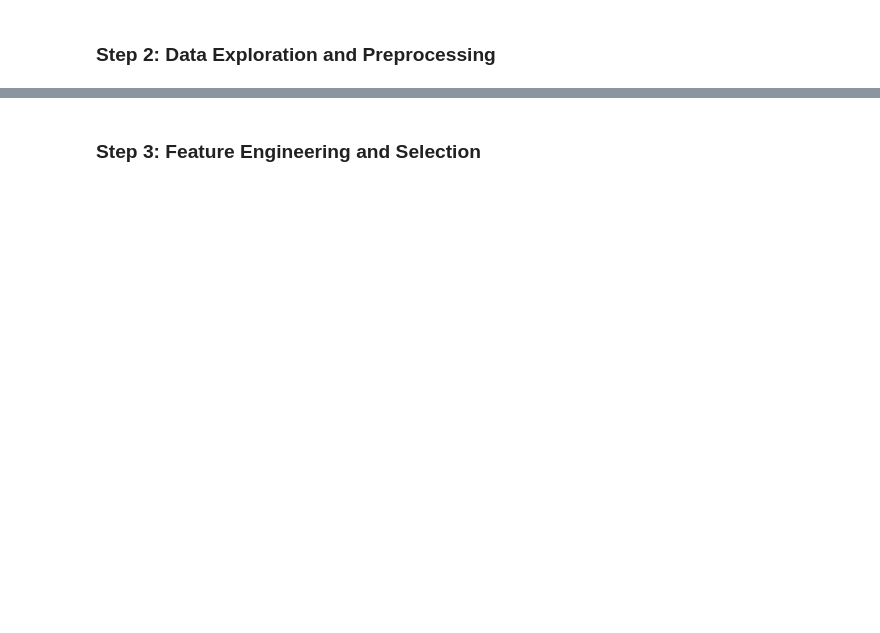
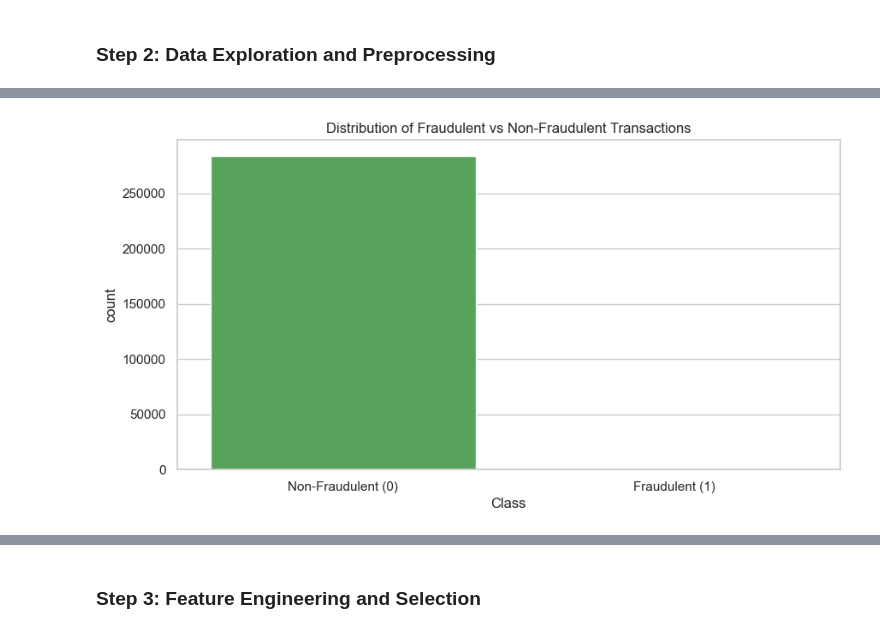
Before and after one commit to nafisalawalidris/Fraud-Detection-with-Supervised-Learning, a Jupyter notebook: fraud_detection.ipynb, the cells around one changed output, grey strips where cells are left out. Saved outputs shown, nothing was run; the diff lists cells and outputs as text; code cells hidden in the pictures; blank space fills up the shorter version.

```diff
--- a/fraud_detection.ipynb
+++ b/fraud_detection.ipynb
@@ -102,0 +67,14 @@ Dataset loaded successfully.
+# %%
+# -------------------------- Load Dataset --------------------------
+# Load the dataset
+data = pd.read_csv(r"C:\Users\USER\Downloads\Fraud-Detection-with-Supervised-Learning\creditcard.csv")
+
+# Display the first few rows of the dataset
+print("Dataset loaded successfully.")
+print(data.head())
+
+# Display general information about the dataset (data types, non-null values, etc.)
+print(data.info())
+
+# Display basic statistics of the numerical features
+print(data.describe())
@@ -184,0 +157,10 @@ plt.show()
+# %%
+# 1. Distribution of fraudulent vs non-fraudulent transactions
+# Fraudulent transactions are indicated by the 'Class' column (1 = fraud, 0 = non-fraud)
+plt.figure(figsize=(10, 5))
+sns.countplot(x='Class', data=data, palette=['#4CAF50', '#F44336'])
+plt.title('Distribution of Fraudulent vs Non-Fraudulent Transactions')
+plt.xticks([0, 1], ['Non-Fraudulent (0)', 'Fraudulent (1)'])
+plt.show()
+# %% [output]
+[figure, added]
```
Also changed, not shown: parts of 15 cells of this notebook.
